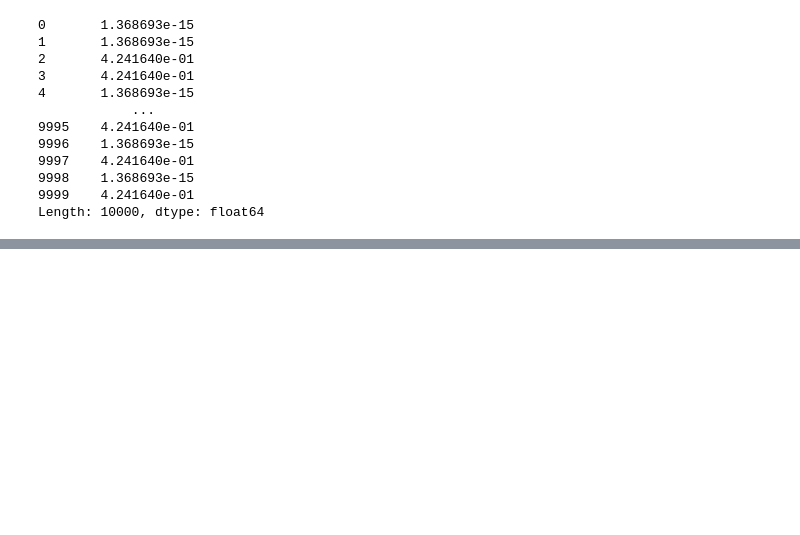
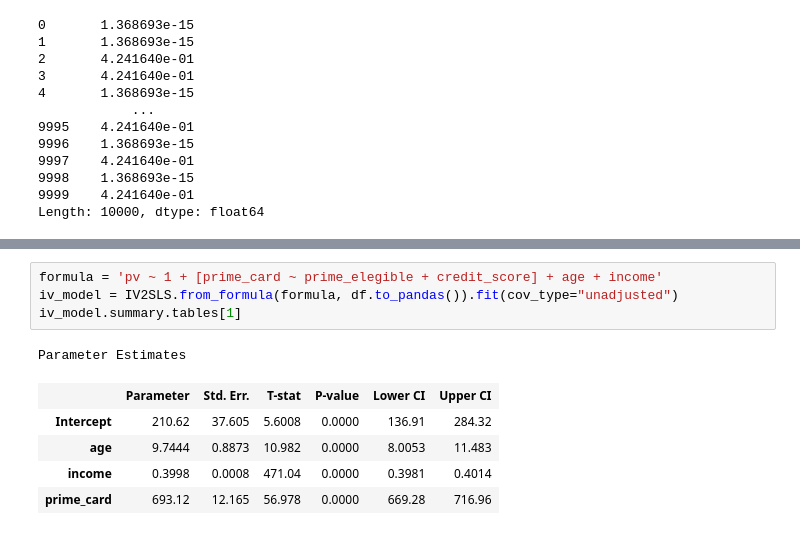
Before and after one commit to Sechi42/Causal_Inference-with-python, a Jupyter notebook: ch11/Noncompliance_and_intruments.ipynb, the cells around one changed output, grey strips where cells are left out. Drawn from its saved outputs; the diff is of its cells as text; blank space fills up the shorter version.

```diff
--- a/ch11/Noncompliance_and_intruments.ipynb
+++ b/ch11/Noncompliance_and_intruments.ipynb
@@ -139,0 +253,11 @@ Length: 10000, dtype: float64
+# %%
+formula = 'pv ~ 1 + [prime_card ~ prime_elegible + credit_score] + age + income'
+iv_model = IV2SLS.from_formula(formula, df.to_pandas()).fit(cov_type="unadjusted")
+iv_model.summary.tables[1]
+# %% [output]
+Parameter Estimates
+|  | Parameter | Std. Err. | T-stat | P-value | Lower CI | Upper CI |
+| Intercept | 210.62 | 37.605 | 5.6008 | 0.0000 | 136.91 | 284.32 |
+| age | 9.7444 | 0.8873 | 10.982 | 0.0000 | 8.0053 | 11.483 |
+| income | 0.3998 | 0.0008 | 471.04 | 0.0000 | 0.3981 | 0.4014 |
+| prime_card | 693.12 | 12.165 | 56.978 | 0.0000 | 669.28 | 716.96 |
```
Also changed, not shown: parts of 31 cells of this notebook.
